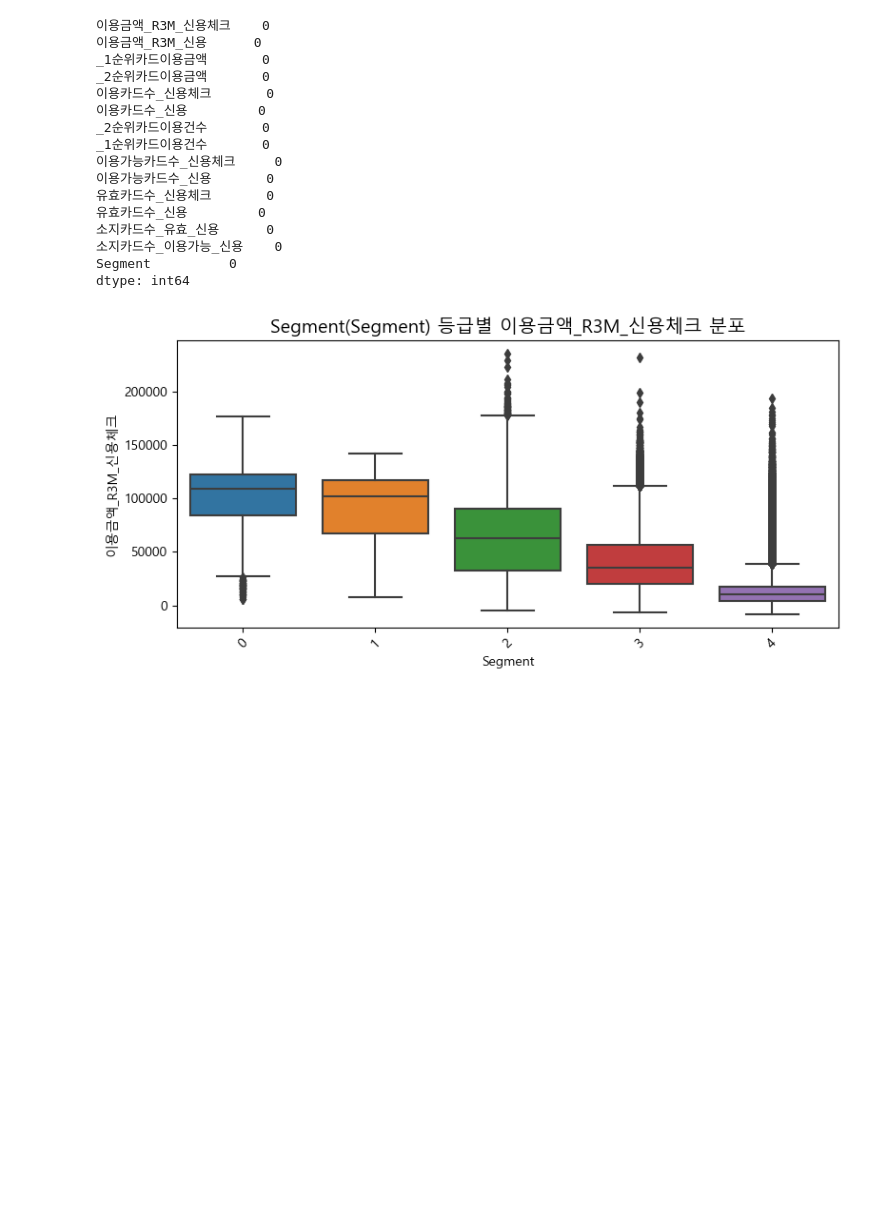
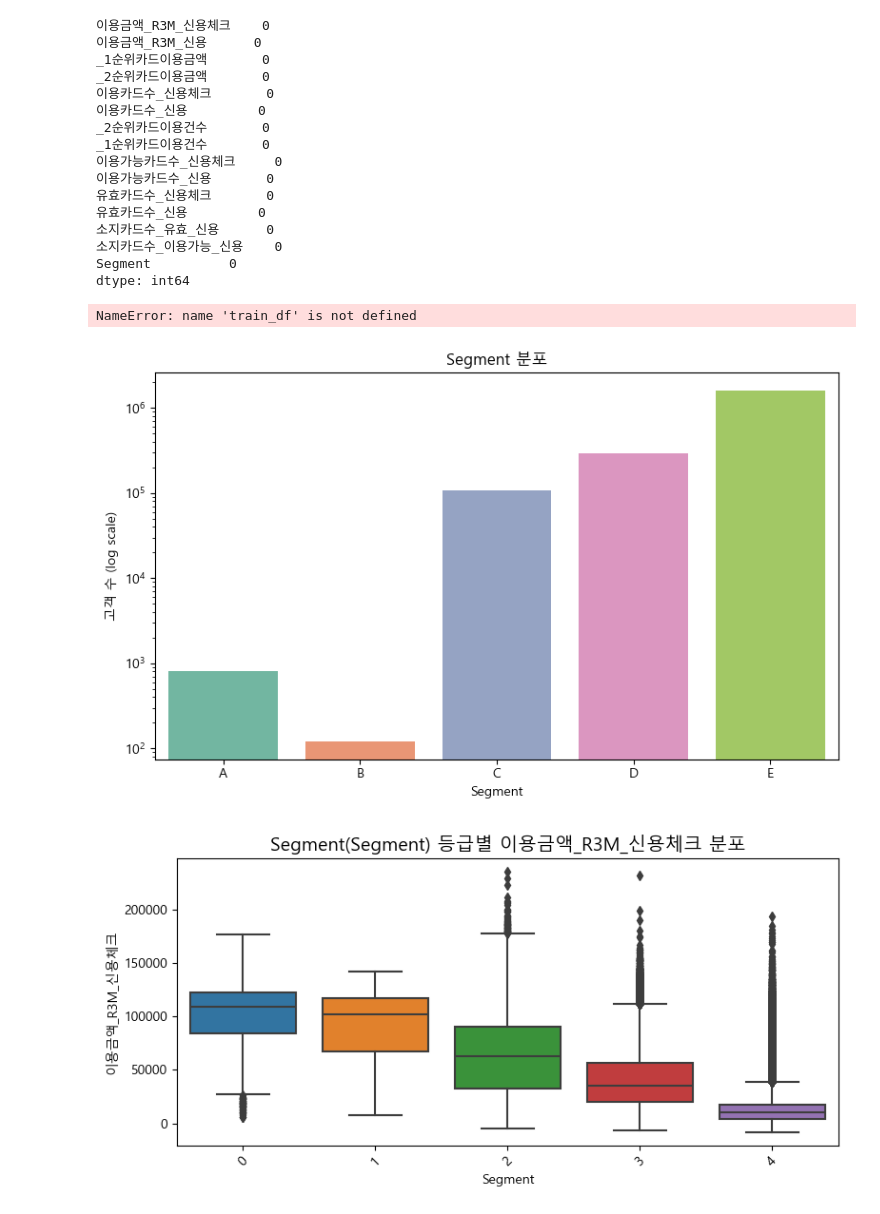
Before and after one commit to minji1404/likelion_finalproject, a Jupyter notebook: members/이효린/jupyter/회원정보EDA.ipynb, the cells around one changed output. Drawn from its saved outputs; the diff is of its cells as text; code cells hidden in the pictures; blank space fills up the shorter version.

```diff
--- a/members/이효린/jupyter/회원정보EDA.ipynb
+++ b/members/이효린/jupyter/회원정보EDA.ipynb
@@ -48,6 +48,82 @@ _1순위카드이용건수       0
 소지카드수_이용가능_신용    0
 Segment          0
 dtype: int64
+# %%
+import pandas as pd
+import matplotlib.pyplot as plt
+import matplotlib as mpl
+import numpy as np
+import os
+
+# ✅ 한글 폰트 설정
+plt.rcParams['font.family'] = 'Malgun Gothic'
+mpl.rcParams['axes.unicode_minus'] = False
+
+# ✅ 201808~201812 파일 경로 리스트
+base_path = "C:/Users/HR/Desktop/workspace/파이널프로젝트/open/train/1.회원정보"
+file_paths = [
+    os.path.join(base_path, f"{ym}_train_회원정보.parquet")
+    for ym in ["201807","201808", "201809", "201810", "201811", "201812"]
+]
+
+# Segment 비율 계산
+segment_ratio = train_df['Segment'].value_counts(normalize=True).sort_index()
+
+# ✅ 1% 미만 항목만 explode
+explode = [0.1 if ratio < 0.01 else 0 for ratio in segment_ratio]
+
+# ✅ 시각화
+plt.figure(figsize=(6, 6))
+colors = plt.cm.Set2.colors
+
+plt.pie(
+    segment_ratio,
+    labels=segment_ratio.index,
+    autopct='%.2f%%',
+    startangle=140,
+    colors=colors,
+    wedgeprops={'edgecolor': 'white'},
+    labeldistance=1.15,     # 레이블 거리 조정
+    explode=explode
+)
+
+plt.title('전체 Segment 비율', fontsize=14)
+plt.tight_layout()
+plt.show()
+# %% [output]
+NameError: name 'train_df' is not defined
+# %%
+import pandas as pd
+import matplotlib.pyplot as plt
+import seaborn as sns
+import matplotlib as mpl
+import os
+
+# ✅ 한글 폰트 설정
+plt.rcParams['font.family'] = 'Malgun Gothic'
+mpl.rcParams['axes.unicode_minus'] = False
+
+# ✅ 데이터 불러오기 (201808~201812)
+base_path = "C:/Users/HR/Desktop/workspace/파이널프로젝트/open/train/1.회원정보"
+file_paths = [os.path.join(base_path, f"{ym}_train_회원정보.parquet") for ym in ["201808", "201809", "201810", "201811", "201812"]]
+dfs = [pd.read_parquet(fp) for fp in file_paths]
+train_df = pd.concat(dfs, ignore_index=True)
+
+# ✅ Segment별 개수 집계
+segment_counts = train_df['Segment'].value_counts().sort_index()
+
+# ✅ 시각화 (로그 스케일 바플롯)
+plt.figure(figsize=(8, 5))
+sns.barplot(x=segment_counts.index, y=segment_counts.values, palette="Set2")
+
+plt.yscale('log')  # 로그 스케일 적용
+plt.xlabel("Segment")
+plt.ylabel("고객 수 (log scale)")
+plt.title("Segment 분포")
+plt.tight_layout()
+plt.show()
+# %% [output]
+[figure, added]
 # %%
 import matplotlib.pyplot as plt
 import seaborn as sns
```
Also changed, not shown: parts of 8 cells of this notebook, 10 other files.
